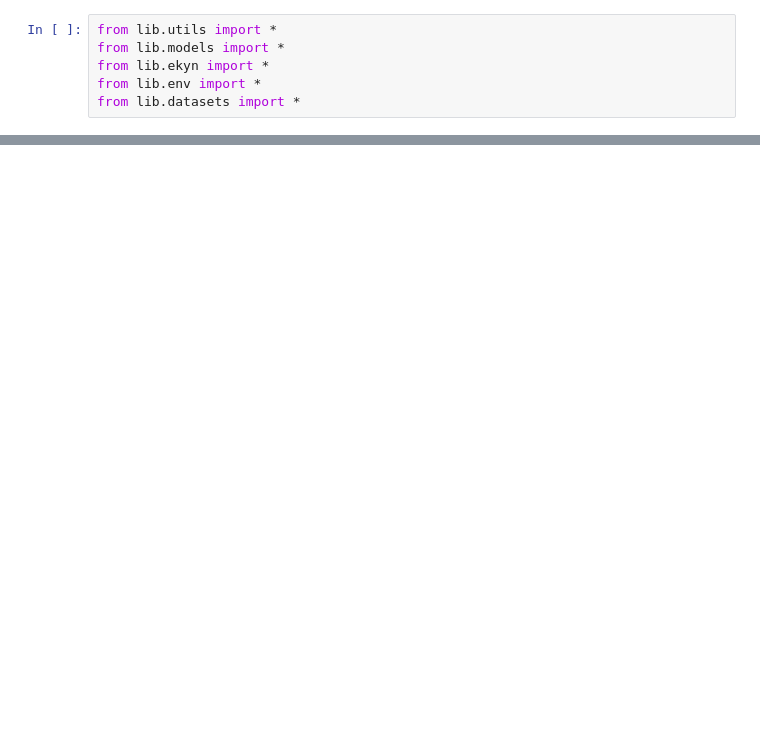
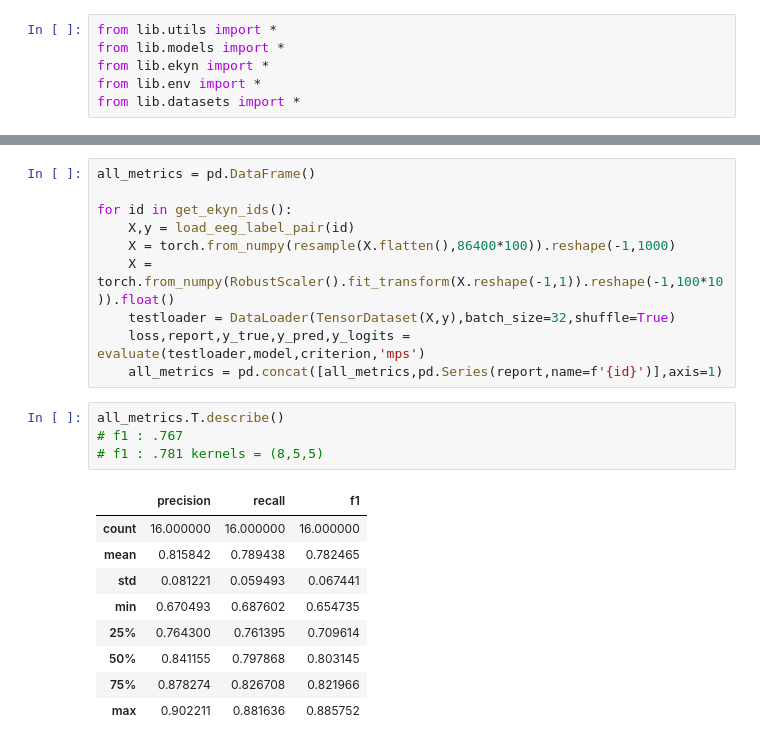
Before and after one commit to smithandrewk/sleep_ml, a Jupyter notebook: experiment.ipynb, the cells around one changed output, grey strips where cells are left out. Drawn from its saved outputs; the diff is of its cells as text; blank space fills up the shorter version.

```diff
--- a/experiment.ipynb
+++ b/experiment.ipynb
@@ -87,0 +94,24 @@ cm_grid(y_true,y_pred)
+# %%
+all_metrics = pd.DataFrame()
+
+for id in get_ekyn_ids():
+    X,y = load_eeg_label_pair(id)
+    X = torch.from_numpy(resample(X.flatten(),86400*100)).reshape(-1,1000)
+    X = torch.from_numpy(RobustScaler().fit_transform(X.reshape(-1,1)).reshape(-1,100*10)).float()
+    testloader = DataLoader(TensorDataset(X,y),batch_size=32,shuffle=True)
+    loss,report,y_true,y_pred,y_logits = evaluate(testloader,model,criterion,'mps')
+    all_metrics = pd.concat([all_metrics,pd.Series(report,name=f'{id}')],axis=1)
+# %%
+all_metrics.T.describe()
+# f1 : .767
+# f1 : .781 kernels = (8,5,5)
+# %% [output]
+|  | precision | recall | f1 |
+| count | 16.000000 | 16.000000 | 16.000000 |
+| mean | 0.815842 | 0.789438 | 0.782465 |
+| std | 0.081221 | 0.059493 | 0.067441 |
+| min | 0.670493 | 0.687602 | 0.654735 |
+| 25% | 0.764300 | 0.761395 | 0.709614 |
+| 50% | 0.841155 | 0.797868 | 0.803145 |
+| 75% | 0.878274 | 0.826708 | 0.821966 |
+| max | 0.902211 | 0.881636 | 0.885752 |
```
Also changed, not shown: parts of 10 cells of this notebook, 2 other files.
